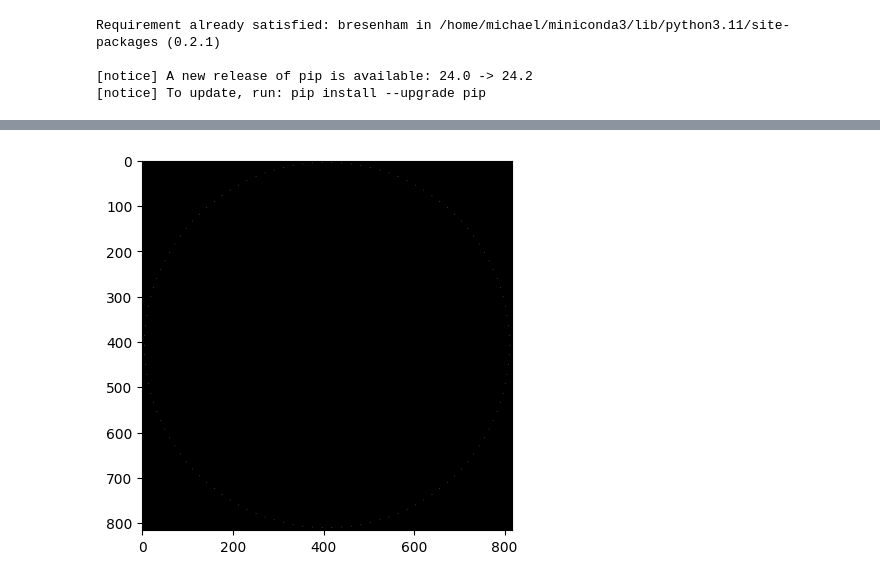
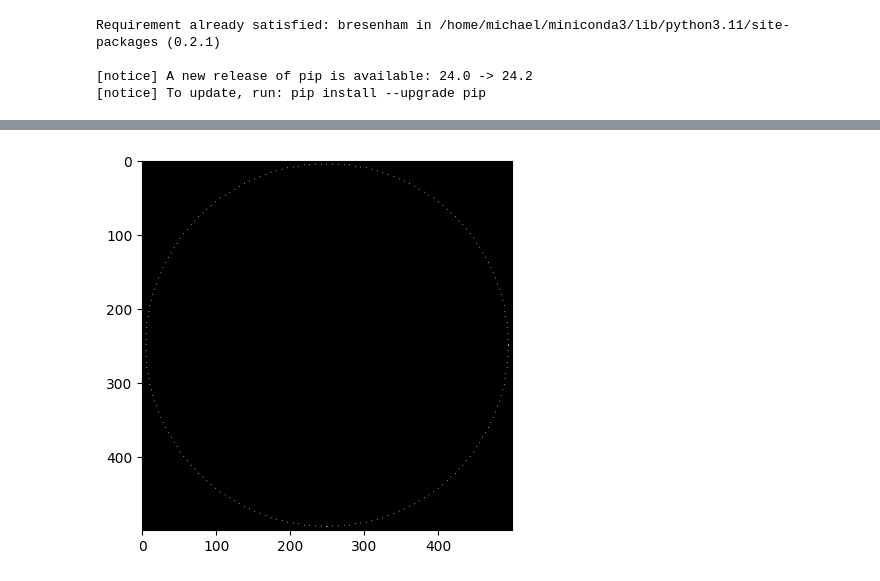
Before and after one commit to ticvac/konfera_string_art, a Jupyter notebook: mse/mse3.ipynb, the cells around one changed output, grey strips where cells are left out. Saved outputs shown, nothing was run; the diff lists cells and outputs as text; code cells hidden in the pictures.

```diff
--- a/mse/mse3.ipynb
+++ b/mse/mse3.ipynb
@@ -16,8 +16,9 @@ import math
 from bresenham import bresenham as line_iter
 # %%
 img = cv2.imread("../radim.png")
-img = cv2.resize(img, (img.shape[0] * 2, img.shape[1] * 2))
-# img = np.full_like(img, 0)
+# k = 0.5
+# img = cv2.resize(img, (int(img.shape[1] * k), int(img.shape[0] * k)))
+img = cv2.resize(img, (500, 500))
 img = cv2.cvtColor(img, cv2.COLOR_BGR2GRAY)
 # cv2.line(img, (140, 140), (140, 140), 255, 150)
 
@@ -63,26 +64,29 @@ imshow(img, cmap="gray")
 # %%
 def generate_circle_points(center, radius, n):
     angles = np.linspace(0, 2 * np.pi, n, endpoint=False)
     points = [
         (center[0] + radius * np.cos(angle), center[1] + radius * np.sin(angle))
         for angle in angles
     ]
     return points
 
 
 center = (img.shape[0] // 2, img.shape[1] // 2)
 radius = min(img.shape) // 2 - 5
-n = 118
+n = 200
 circle_points = generate_circle_points(center, radius, n)
 
 # Plot the points on the image
-img_gray = np.full_like(img, 0)
+img_gray = np.full_like(img, 0, dtype=np.uint8)
 for point in circle_points:
     img_gray[int(point[1]), int(point[0])] = 255
+    cv2.line(
+        img_gray, (int(point[1]), int(point[0])), (int(point[1]), int(point[0])), 255, 1
+    )
 
 imshow(img_gray, cmap="gray")
 
 spagat = [0]
 # %% [output]
-[figure, old version]
+[figure, new version]
 # %%
```
Also changed, not shown: parts of 4 cells of this notebook, 3 other files.
